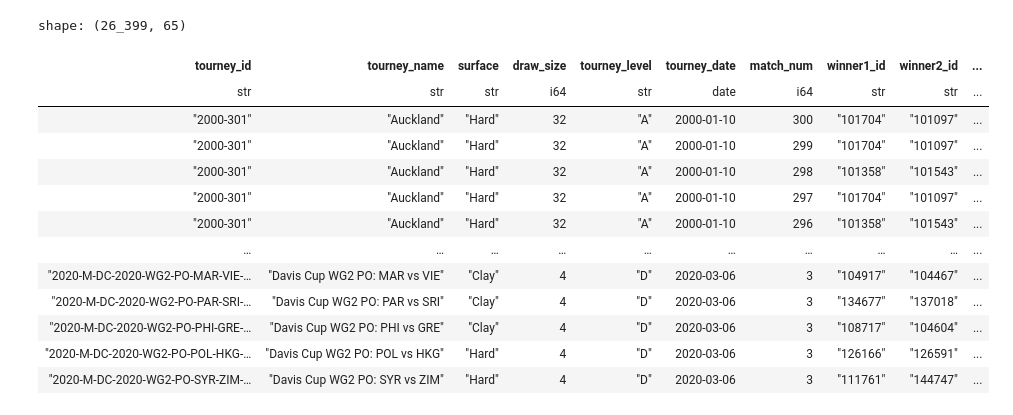
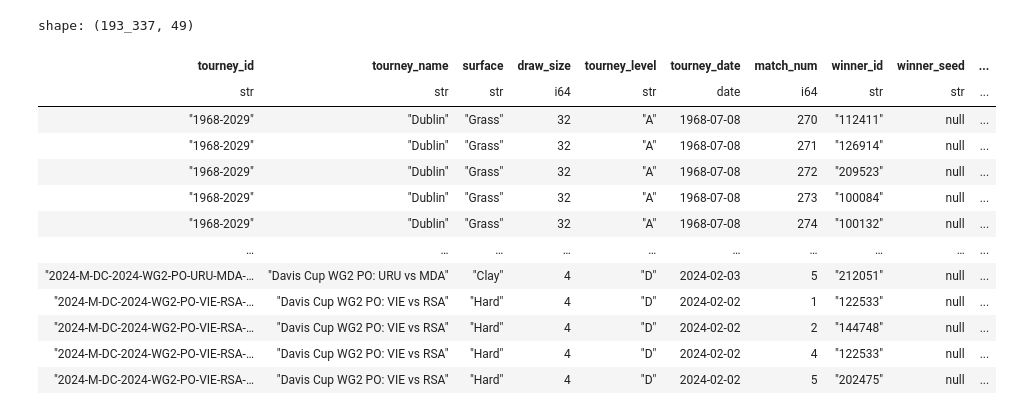
Before and after one commit to lebondon/Tennis_data_study, a Jupyter notebook: EDA_tennis.ipynb, the cells around one changed output. Cells and saved outputs as stored; diff of their text form; code cells hidden in the pictures.

```diff
--- a/EDA_tennis.ipynb
+++ b/EDA_tennis.ipynb
@@ -23,19 +105,18 @@ df=import_players(gender="atp")
 # %%
-df=import_tennis_matches(data_type="doubles",gender="atp")
+matches_singles_atp=import_tennis_matches(data_type="singles",gender="atp")
+matches_singles_atp
+# %% [output]
+shape: (193_337, 49)
+| tourney_id | tourney_name | surface | draw_size | tourney_level | tourney_date | match_num | winner_id | winner_seed | ... |
+| str | str | str | i64 | str | date | i64 | str | str | ... |
+| "1968-2029" | "Dublin" | "Grass" | 32 | "A" | 1968-07-08 | 270 | "112411" | null | ... |
+| "1968-2029" | "Dublin" | "Grass" | 32 | "A" | 1968-07-08 | 271 | "126914" | null | ... |
+| "1968-2029" | "Dublin" | "Grass" | 32 | "A" | 1968-07-08 | 272 | "209523" | null | ... |
+| "1968-2029" | "Dublin" | "Grass" | 32 | "A" | 1968-07-08 | 273 | "100084" | null | ... |
+| "1968-2029" | "Dublin" | "Grass" | 32 | "A" | 1968-07-08 | 274 | "100132" | null | ... |
+| … | … | … | … | … | … | … | … | … | ... |
+| "2024-M-DC-2024-WG2-PO-URU-MDA-… | "Davis Cup WG2 PO: URU vs MDA" | "Clay" | 4 | "D" | 2024-02-03 | 5 | "212051" | null | ... |
+| "2024-M-DC-2024-WG2-PO-VIE-RSA-… | "Davis Cup WG2 PO: VIE vs RSA" | "Hard" | 4 | "D" | 2024-02-02 | 1 | "122533" | null | ... |
+| "2024-M-DC-2024-WG2-PO-VIE-RSA-… | "Davis Cup WG2 PO: VIE vs RSA" | "Hard" | 4 | "D" | 2024-02-02 | 2 | "144748" | null | ... |
+| "2024-M-DC-2024-WG2-PO-VIE-RSA-… | "Davis Cup WG2 PO: VIE vs RSA" | "Hard" | 4 | "D" | 2024-02-02 | 4 | "122533" | null | ... |
+| "2024-M-DC-2024-WG2-PO-VIE-RSA-… | "Davis Cup WG2 PO: VIE vs RSA" | "Hard" | 4 | "D" | 2024-02-02 | 5 | "202475" | null | ... |
-# %%
-df
-# %% [output]
-shape: (26_399, 65)
-| tourney_id | tourney_name | surface | draw_size | tourney_level | tourney_date | match_num | winner1_id | winner2_id | ... |
-| str | str | str | i64 | str | date | i64 | str | str | ... |
-| "2000-301" | "Auckland" | "Hard" | 32 | "A" | 2000-01-10 | 300 | "101704" | "101097" | ... |
-| "2000-301" | "Auckland" | "Hard" | 32 | "A" | 2000-01-10 | 299 | "101704" | "101097" | ... |
-| "2000-301" | "Auckland" | "Hard" | 32 | "A" | 2000-01-10 | 298 | "101358" | "101543" | ... |
-| "2000-301" | "Auckland" | "Hard" | 32 | "A" | 2000-01-10 | 297 | "101704" | "101097" | ... |
-| "2000-301" | "Auckland" | "Hard" | 32 | "A" | 2000-01-10 | 296 | "101358" | "101543" | ... |
-| … | … | … | … | … | … | … | … | … | ... |
-| "2020-M-DC-2020-WG2-PO-MAR-VIE-… | "Davis Cup WG2 PO: MAR vs VIE" | "Clay" | 4 | "D" | 2020-03-06 | 3 | "104917" | "104467" | ... |
-| "2020-M-DC-2020-WG2-PO-PAR-SRI-… | "Davis Cup WG2 PO: PAR vs SRI" | "Clay" | 4 | "D" | 2020-03-06 | 3 | "134677" | "137018" | ... |
-| "2020-M-DC-2020-WG2-PO-PHI-GRE-… | "Davis Cup WG2 PO: PHI vs GRE" | "Clay" | 4 | "D" | 2020-03-06 | 3 | "108717" | "104604" | ... |
-| "2020-M-DC-2020-WG2-PO-POL-HKG-… | "Davis Cup WG2 PO: POL vs HKG" | "Hard" | 4 | "D" | 2020-03-06 | 3 | "126166" | "126591" | ... |
-| "2020-M-DC-2020-WG2-PO-SYR-ZIM-… | "Davis Cup WG2 PO: SYR vs ZIM" | "Hard" | 4 | "D" | 2020-03-06 | 3 | "111761" | "144747" | ... |
```
Also changed, not shown: parts of 19 cells of this notebook, 2 other files.
